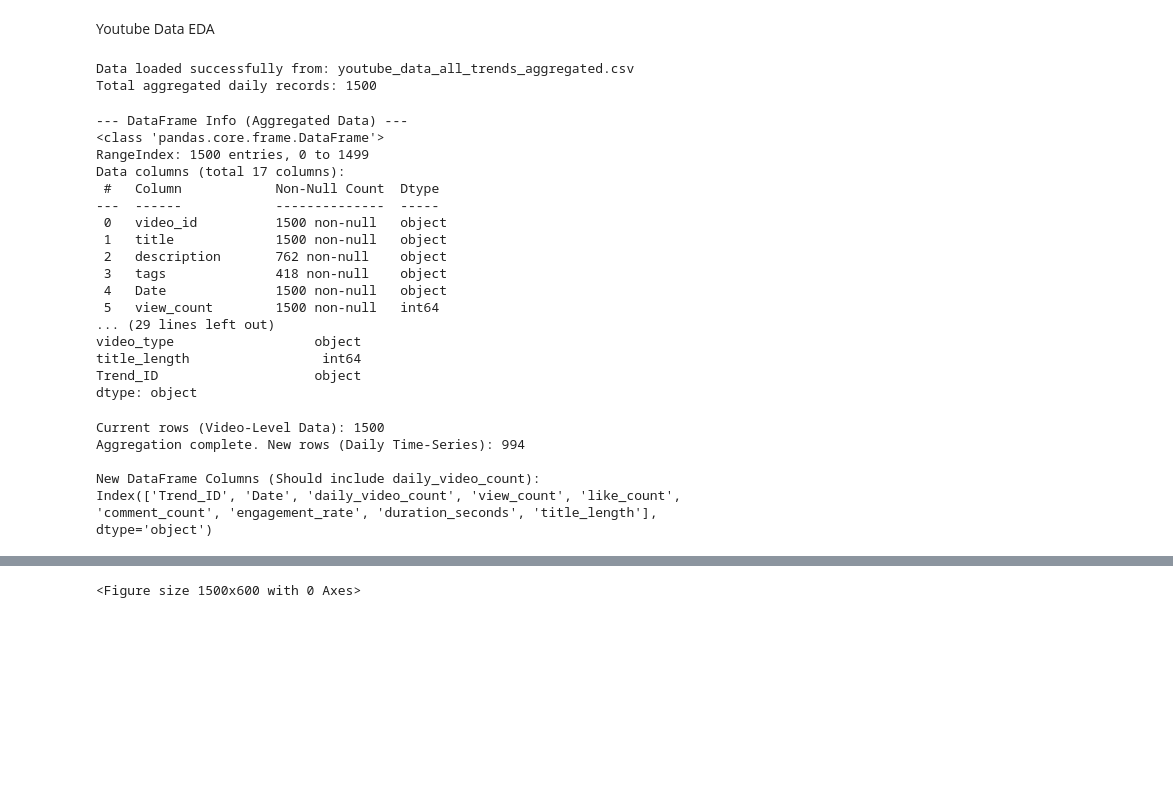
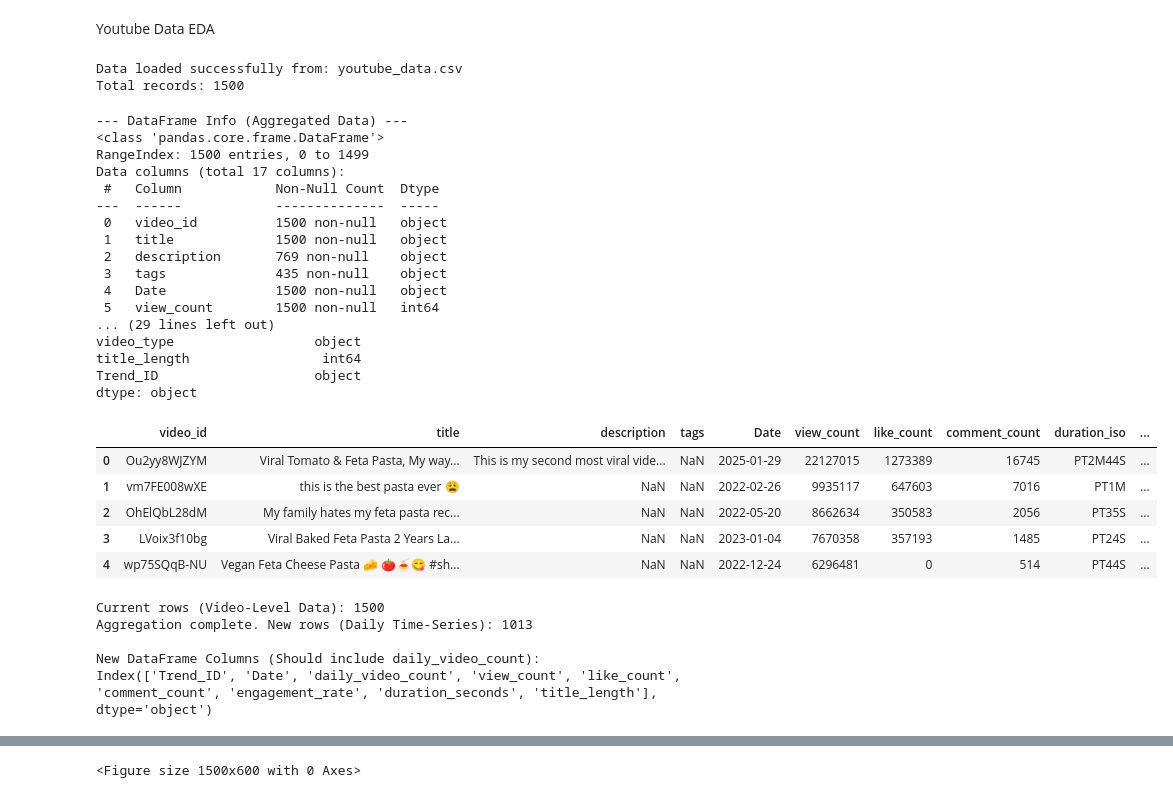
Before and after one commit to kzumreen/FoodTrendsPrediction, a Jupyter notebook: youtubedata.ipynb, the cells around one changed output, grey strips where cells are left out. Cells and saved outputs as stored; diff of their text form; code cells hidden in the pictures; blank space fills up the shorter version.

```diff
--- a/youtubedata.ipynb
+++ b/youtubedata.ipynb
@@ -10,14 +10,14 @@ import seaborn as sns
 pd.set_option('display.max_columns', None)
 pd.set_option('display.width', 1000)
 
-FILE_PATH = 'youtube_data_all_trends_aggregated.csv'
+FILE_PATH = 'youtube_data.csv'
 df = pd.read_csv(FILE_PATH)
 
 print(f"Data loaded successfully from: {FILE_PATH}")
-print(f"Total aggregated daily records: {len(df)}")
+print(f"Total records: {len(df)}")
 # %% [output]
-Data loaded successfully from: youtube_data_all_trends_aggregated.csv
-Total aggregated daily records: 1500
+Data loaded successfully from: youtube_data.csv
+Total records: 1500
 # %%
 print("\n--- DataFrame Info (Aggregated Data) ---")
 df.info()
@@ -37,8 +37,8 @@ Data columns (total 17 columns):
 ---  ------            --------------  -----
  0   video_id          1500 non-null   object
  1   title             1500 non-null   object
- 2   description       762 non-null    object
- 3   tags              418 non-null    object
+ 2   description       769 non-null    object
+ 3   tags              435 non-null    object
  4   Date              1500 non-null   object
  5   view_count        1500 non-null   int64
 ... (29 lines left out)
@@ -46,11 +46,20 @@ video_type                  object
 title_length                 int64
 Trend_ID                    object
 dtype: object
+# %%
+df.head()
+# %% [output]
+|  | video_id | title | description | tags | Date | view_count | like_count | comment_count | duration_iso | ... |
+| 0 | Ou2yy8WJZYM | Viral Tomato & Feta Pasta, My way... | This is my second most viral vide... | NaN | 2025-01-29 | 22127015 | 1273389 | 16745 | PT2M44S | ... |
+| 1 | vm7FE008wXE | this is the best pasta ever 😩 | NaN | NaN | 2022-02-26 | 9935117 | 647603 | 7016 | PT1M | ... |
+| 2 | OhElQbL28dM | My family hates my feta pasta rec... | NaN | NaN | 2022-05-20 | 8662634 | 350583 | 2056 | PT35S | ... |
+| 3 | LVoix3f10bg | Viral Baked Feta Pasta 2 Years La... | NaN | NaN | 2023-01-04 | 7670358 | 357193 | 1485 | PT24S | ... |
+| 4 | wp75SQqB-NU | Vegan Feta Cheese Pasta 🧀 🍅🍝😋 #sh... | NaN | NaN | 2022-12-24 | 6296481 | 0 | 514 | PT44S | ... |
 # %%
 print(f"Current rows (Video-Level Data): {len(df)}")
 
 # Define aggregation logic for key numerical columns
-agg_funcs = {
+#agg_funcs = {
     'video_id': 'count',                 # Count of videos published that day
     'view_count': 'sum',                 # Total views from videos published that day
     'like_count': 'sum',                 # Total likes from videos published that day
@@ -61,22 +70,22 @@ agg_funcs = {
 }
 
 # Group by the standardized Trend_ID and Date of Publication
-df_agg = df.groupby(['Trend_ID', 'Date']).agg(agg_funcs).reset_index()
+#df_agg = df.groupby(['Trend_ID', 'Date']).agg(agg_funcs).reset_index()
 
 # Rename the count column to the expected name
-df_agg.rename(columns={'video_id': 'daily_video_count'}, inplace=True)
+#df_agg.rename(columns={'video_id': 'daily_video_count'}, inplace=True)
 
 # Replace the original DataFrame 'df' with the new aggregated one
-df = df_agg
+#df = df_agg
 
-print(f"Aggregation complete. New rows (Daily Time-Series): {len(df)}")
+#print(f"Aggregation complete. New rows (Daily Time-Series): {len(df)}")
 
 # Re-check the columns to confirm the fix
-print("\nNew DataFrame Columns (Should include daily_video_count):")
-print(df.columns)
+#print("\nNew DataFrame Columns (Should include daily_video_count):")
+#print(df.columns)
 # %% [output]
 Current rows (Video-Level Data): 1500
-Aggregation complete. New rows (Daily Time-Series): 994
+Aggregation complete. New rows (Daily Time-Series): 1013
 
 New DataFrame Columns (Should include daily_video_count):
 Index(['Trend_ID', 'Date', 'daily_video_count', 'view_count', 'like_count', 'comment_count', 'engagement_rate', 'duration_seconds', 'title_length'], dtype='object')
```
Also changed, not shown: parts of 2 cells of this notebook, 4 other files.
